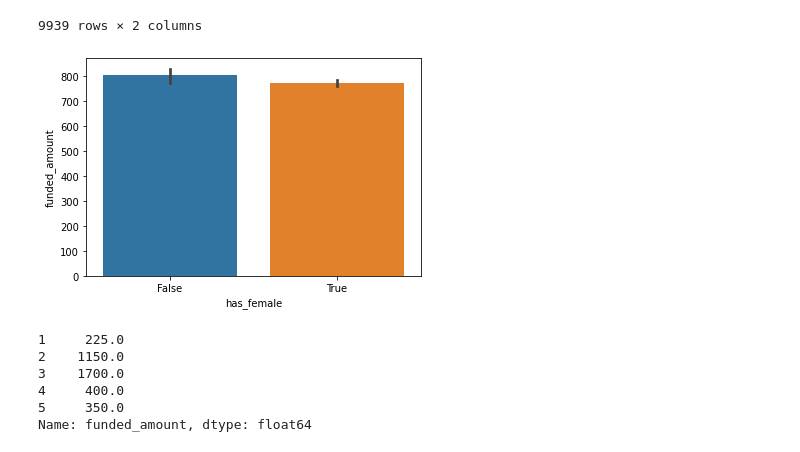
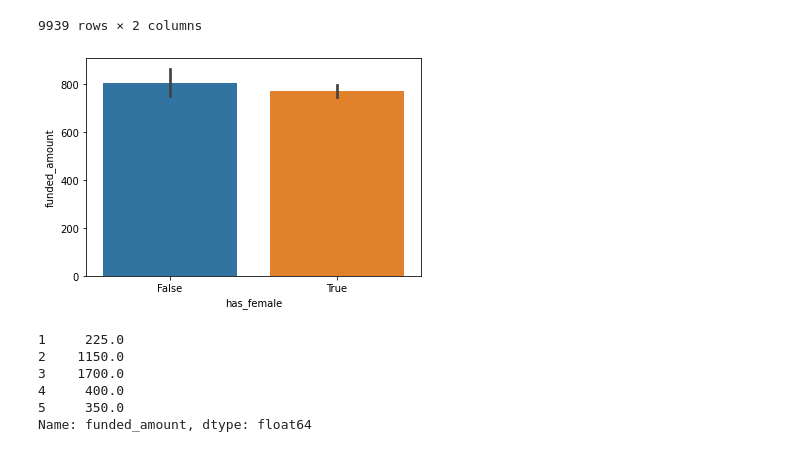
Before and after one commit to coding-dojo-data-science/data-enrichment-mock-belt-exam, a Jupyter notebook: PreClass - Mock Belt Exam - Data Enrichment.ipynb, the cells around one changed output. Cells and saved outputs as stored; diff of their text form; code cells hidden in the pictures.

```diff
--- a/PreClass - Mock Belt Exam - Data Enrichment.ipynb
+++ b/PreClass - Mock Belt Exam - Data Enrichment.ipynb
@@ -479,9 +478,9 @@ plot_df
 9939 rows × 2 columns
 # %%
 ## visualizing means. ci=68 makes easier to compare error bars (will discuss in class)
-ax = sns.barplot(data=plot_df, x='has_female', y='funded_amount', ci=68)
+ax = sns.barplot(data=plot_df, x='has_female', y='funded_amount', ci=95)
 # %% [output]
-[figure, old version]
+[figure, new version]
 # %%
 ## now that we have visualized the groups, we can save a final male_group and female_group
 # that are a pandas Series. This will make the rest of our workflow simpler than if
```
Also changed, not shown: parts of 7 cells of this notebook, 1 other file.
